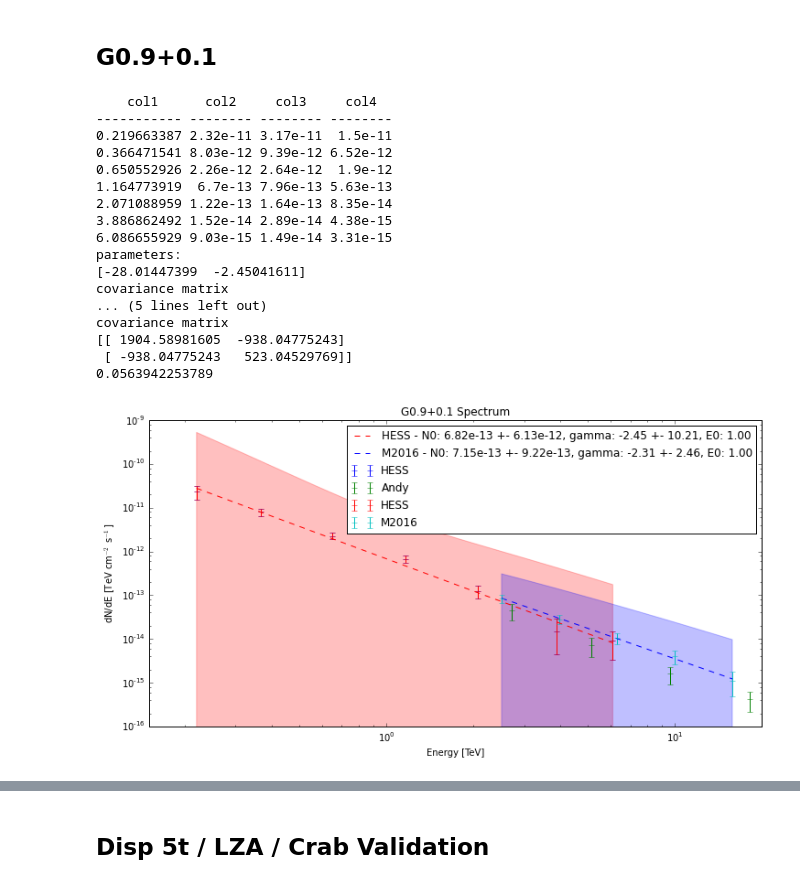
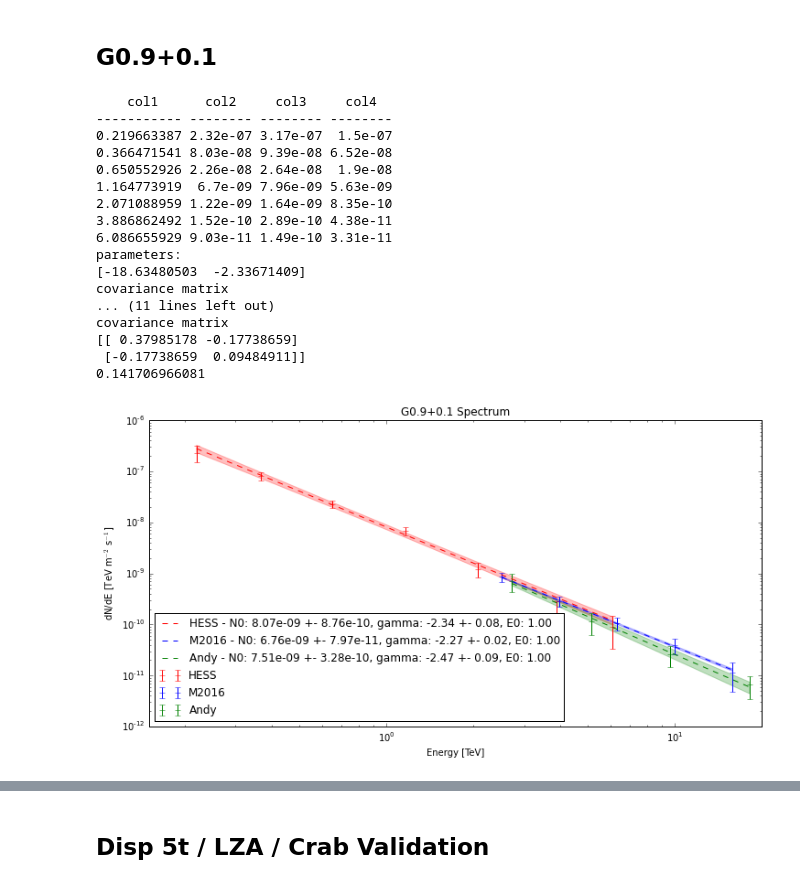
Before and after one commit to MattGPT-ai/analysis-tools-m, a Jupyter notebook: GC/SpectrumPlotter.ipynb, the cells around one changed output, grey strips where cells are left out. Saved outputs shown, nothing was run; the diff lists cells and outputs as text; code cells hidden in the pictures.

```diff
--- a/GC/SpectrumPlotter.ipynb
+++ b/GC/SpectrumPlotter.ipynb
@@ -438,57 +568,61 @@ G09_points_Andy = astropy.io.ascii.read(gc_dir+"spectralPoints/G09+01_Andy_email
 #G09_points_Andy = astropy.io.ascii.read(gc_dir+"spectralPoints/G09+01_Andy_spectral_points_E2-ergs.txt")
 
 
-# convert m^-2 to cm^-2
-G09_points_M2016['col2'] *= 1e-4
-G09_points_M2016['col3'] *= 1e-4
+# convert cm^-2 to m^-2
+G09_points_HESS['col2'] *= 1e4
+G09_points_HESS['col3'] *= 1e4
+G09_points_HESS['col4'] *= 1e4
+G09_points_Andy['col2'] *= 1e4
+G09_points_Andy['col3'] *= 1e4
 
 print(G09_points_HESS)
 
 #plt.errorbar(G09_points_M2016['col1'], G09_points_M2016['col2'], G09_points_M2016['col3'],
 #            label='M2016', ls='', marker='_')
-plt.errorbar(G09_points_HESS['col1'], G09_points_HESS['col2'],
-             (G09_points_HESS['col2']-G09_points_HESS['col4'], G09_points_HESS['col3']-G09_points_HESS['col2']),
-            label="HESS", ls='', marker='_')
-plt.errorbar(G09_points_Andy['col1'], G09_points_Andy['col2']*1e-4, G09_points_Andy['col3']*1e-4,
-            label="Andy", ls='', marker='_')
+#plt.errorbar(G09_points_HESS['col1'], G09_points_HESS['col2'],
+#             (G09_points_HESS['col2']-G09_points_HESS['col4'], G09_points_HESS['col3']-G09_points_HESS['col2']),
+#            label="HESS", ls='', marker='_')
+#plt.errorbar()
 #plt.errorbar(G09_points_Andy['col1'], G09_points_Andy['col2']/erg2TeV, G09_points_Andy['col3']/erg2TeV, label="Andy", ls='')
 
 plotPythonFit(G09_points_HESS['col1'], G09_points_HESS['col2'],
              (G09_points_HESS['col2']-G09_points_HESS['col4'], G09_points_HESS['col3']-G09_points_HESS['col2']),
-              name="HESS", color='red')
+              color='red', name='HESS')
 plotPythonFit(G09_points_M2016['col1'], G09_points_M2016['col2'],
               G09_points_M2016['col3'],
-              name="M2016", color='blue')
+              color='blue', name='M2016')
+plotPythonFit(G09_points_Andy['col1'], G09_points_Andy['col2']*1e-4/erg2TeV, G09_points_Andy['col3']*1e-4/erg2TeV,
+              name="Andy", color='green')
 
 
 plt.title("G0.9+0.1 Spectrum ")
 plt.loglog(nonposy="clip")
 plt.legend(loc="best")
 #plt.xlabel("Energy [TeV]")
 plt.xlim(xmin=0.15, xmax=20)
 # think this is just dN/dE
-plt.ylabel(r"dN/dE [TeV cm$^{-2}$ s$^{-1}$]")
+plt.ylabel(r"dN/dE [TeV m$^{-2}$ s$^{-1}$]")
 
 plt.savefig(gc_dir+"/plots/spectra/G09_spectra_HESSoverlay_wAndy.png")
 # %% [output]
     col1      col2     col3     col4
 ----------- -------- -------- --------
-0.219663387 2.32e-11 3.17e-11  1.5e-11
-0.366471541 8.03e-12 9.39e-12 6.52e-12
-0.650552926 2.26e-12 2.64e-12  1.9e-12
-1.164773919  6.7e-13 7.96e-13 5.63e-13
-2.071088959 1.22e-13 1.64e-13 8.35e-14
-3.886862492 1.52e-14 2.89e-14 4.38e-15
-6.086655929 9.03e-15 1.49e-14 3.31e-15
+0.219663387 2.32e-07 3.17e-07  1.5e-07
+0.366471541 8.03e-08 9.39e-08 6.52e-08
+0.650552926 2.26e-08 2.64e-08  1.9e-08
+1.164773919  6.7e-09 7.96e-09 5.63e-09
+2.071088959 1.22e-09 1.64e-09 8.35e-10
+3.886862492 1.52e-10 2.89e-10 4.38e-11
+6.086655929 9.03e-11 1.49e-10 3.31e-11
 parameters:
-[-28.01447399  -2.45041611]
+[-18.63480503  -2.33671409]
 covariance matrix
-... (5 lines left out)
+... (11 lines left out)
 covariance matrix
-[[ 1904.58981605  -938.04775243]
- [ -938.04775243   523.04529769]]
-0.0563942253789
+[[ 0.37985178 -0.17738659]
+ [-0.17738659  0.09484911]]
+0.141706966081
-[figure, old version]
+[figure, new version]
 # %%
 plotPythonFit(G09_points_M2016['col1'], G09_points_M2016['col2'], G09_points_M2016['col3'],
                 'blue', name='M2016')
```
Also changed, not shown: parts of 27 cells of this notebook, 4 other files.
